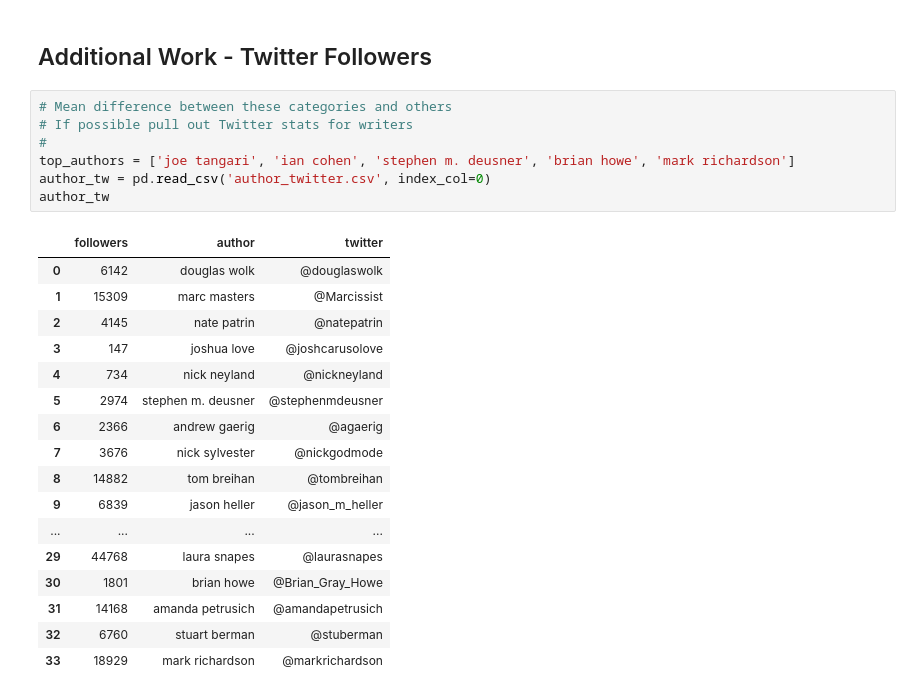
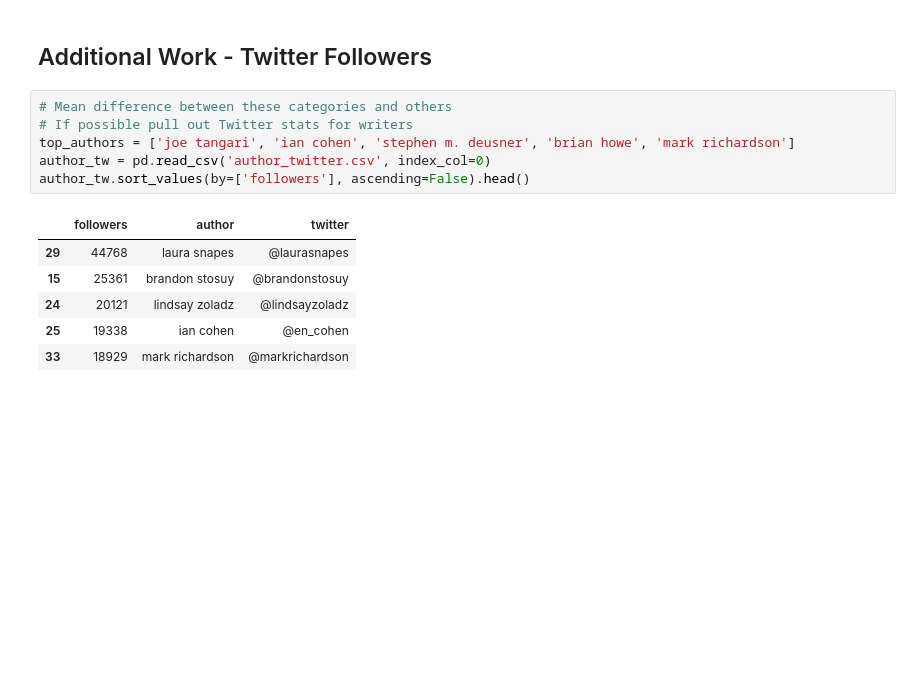
Before and after one commit to jnawjux/pitchfork_review_testing, a Jupyter notebook: Music_Index.ipynb, the cells around one changed output. Drawn from its saved outputs; the diff is of its cells as text; blank space fills up the shorter version.

```diff
--- a/Music_Index.ipynb
+++ b/Music_Index.ipynb
@@ -668,25 +787,13 @@ Based on the results, we accept our null hypothesis, due to our two sample t-tes
 # %%
 # Mean difference between these categories and others
 # If possible pull out Twitter stats for writers
-#
 top_authors = ['joe tangari', 'ian cohen', 'stephen m. deusner', 'brian howe', 'mark richardson']
 author_tw = pd.read_csv('author_twitter.csv', index_col=0)
-author_tw
+author_tw.sort_values(by=['followers'], ascending=False).head()
 # %% [output]
 |  | followers | author | twitter |
-| 0 | 6142 | douglas wolk | @douglaswolk |
-| 1 | 15309 | marc masters | @Marcissist |
-| 2 | 4145 | nate patrin | @natepatrin |
-| 3 | 147 | joshua love | @joshcarusolove |
-| 4 | 734 | nick neyland | @nickneyland |
-| 5 | 2974 | stephen m. deusner | @stephenmdeusner |
-| 6 | 2366 | andrew gaerig | @agaerig |
-| 7 | 3676 | nick sylvester | @nickgodmode |
-| 8 | 14882 | tom breihan | @tombreihan |
-| 9 | 6839 | jason heller | @jason_m_heller |
-| ... | ... | ... | ... |
 | 29 | 44768 | laura snapes | @laurasnapes |
-| 30 | 1801 | brian howe | @Brian_Gray_Howe |
-| 31 | 14168 | amanda petrusich | @amandapetrusich |
-| 32 | 6760 | stuart berman | @stuberman |
+| 15 | 25361 | brandon stosuy | @brandonstosuy |
+| 24 | 20121 | lindsay zoladz | @lindsayzoladz |
+| 25 | 19338 | ian cohen | @en_cohen |
 | 33 | 18929 | mark richardson | @markrichardson |
```
Also changed, not shown: parts of 56 cells of this notebook.
